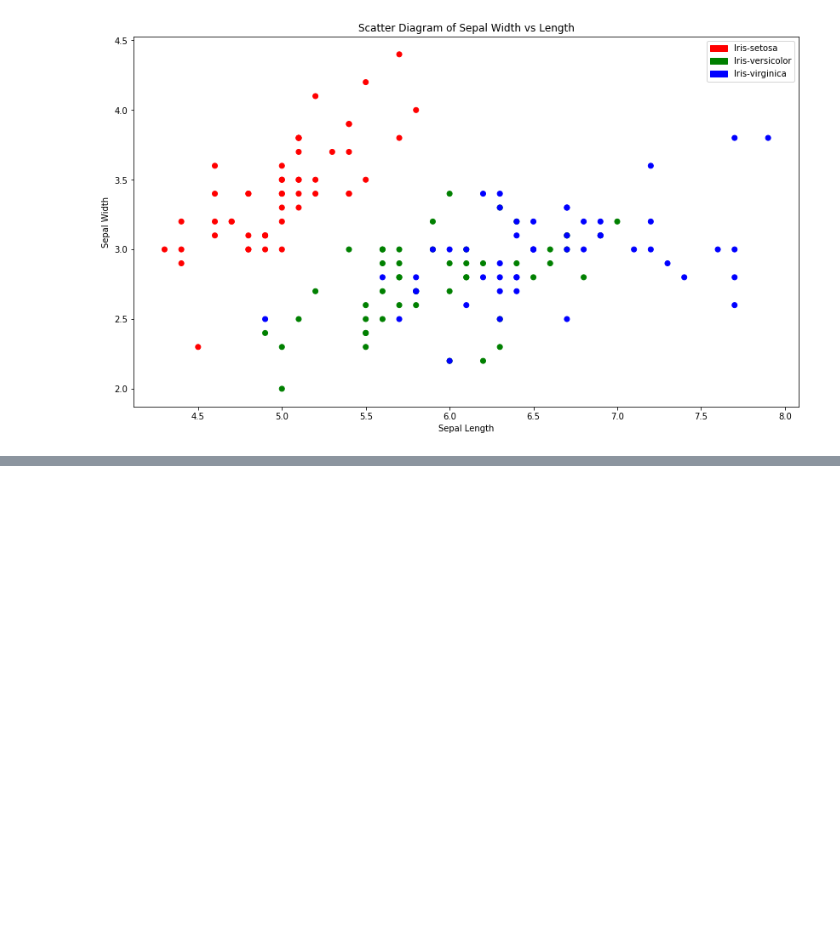
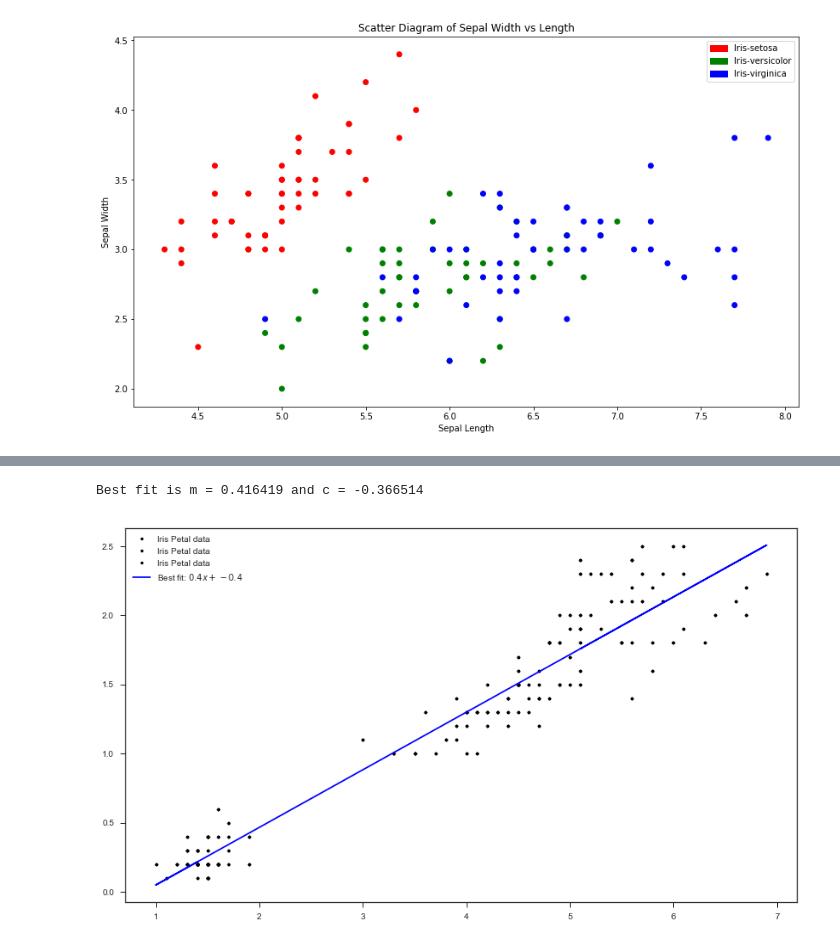
Before and after one commit to andryuha77/Emerging-Technologies-jupyter-solution, a Jupyter notebook: ProbSheet3.ipynb, the cells around one changed output, grey strips where cells are left out. Saved outputs shown, nothing was run; the diff lists cells and outputs as text; code cells hidden in the pictures; blank space fills up the shorter version.

```diff
--- a/ProbSheet3.ipynb
+++ b/ProbSheet3.ipynb
@@ -78,0 +106,12 @@ pl.show()
+# %%
+m, c = np.polyfit(pLen, pWid, 1)
+print("Best fit is m = %f and c = %f" % (m, c))
+
+# Plot the best fit line.
+pl.plot(pLen, pWid, 'k.', label='Iris Petal data')
+pl.plot(pLen, m * pLen + c, 'b-', label='Best fit: $%0.1f x + %0.1f$' % (m,c))
+pl.legend()
+pl.show()
+# %% [output]
+Best fit is m = 0.416419 and c = -0.366514
+[figure, added]
```
Also changed, not shown: parts of 4 cells of this notebook.
